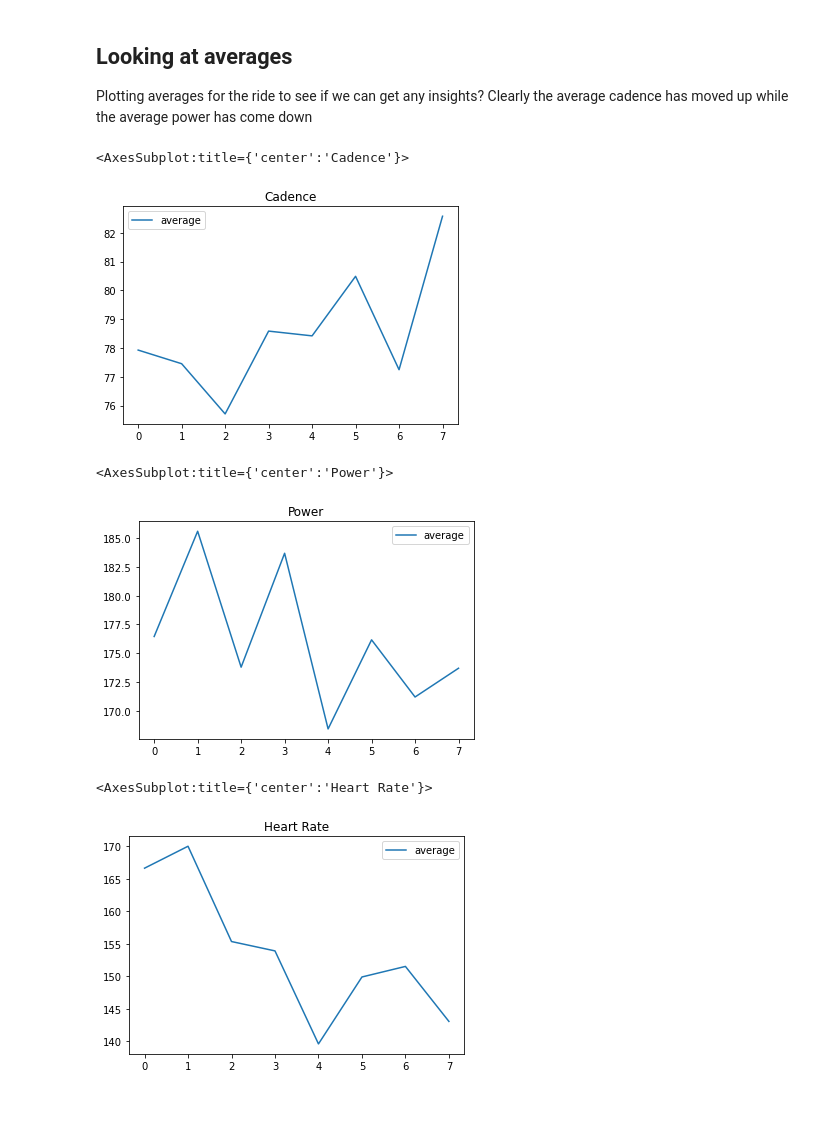
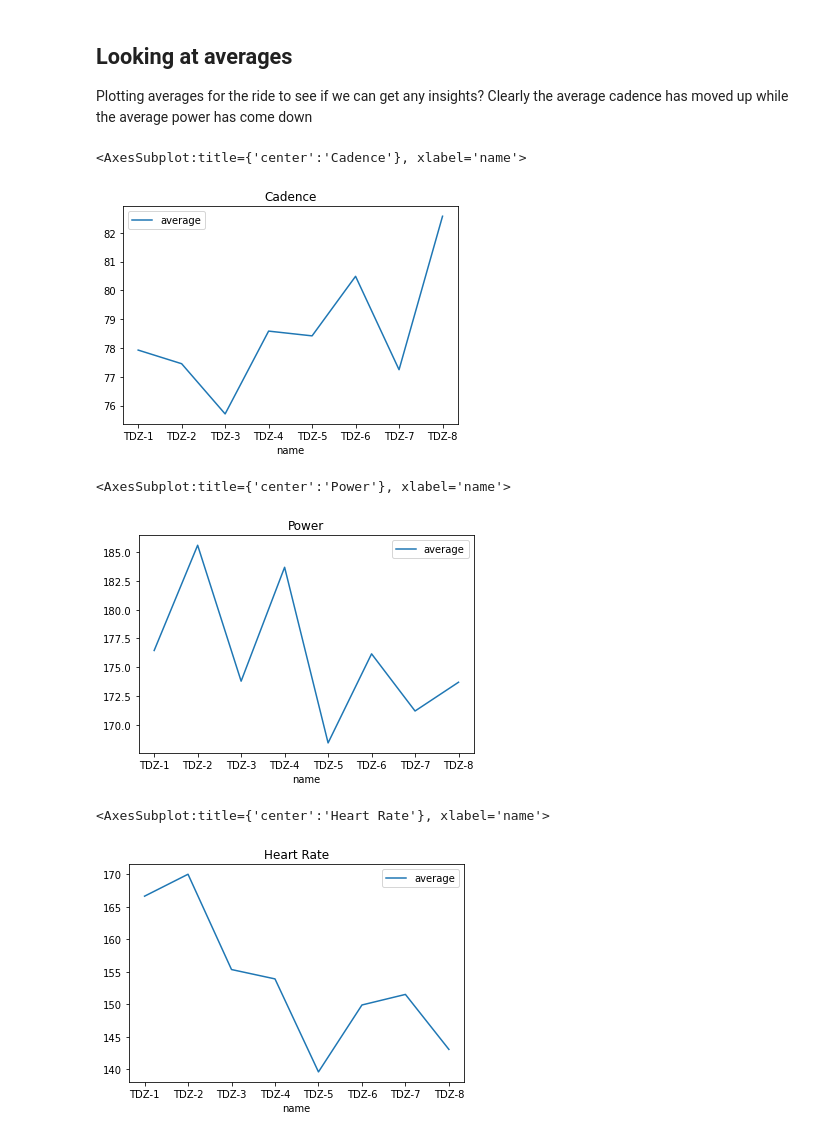
Before and after one commit to sameersegal/workout-analysis, a Jupyter notebook: TDZ - 2021.ipynb, the cells around one changed output. Saved outputs shown, nothing was run; the diff lists cells and outputs as text; code cells hidden in the pictures; blank space fills up the shorter version.

Commit message:
Added better labels for the averages in the TDZ analysis

```diff
--- a/TDZ - 2021.ipynb
+++ b/TDZ - 2021.ipynb
@@ -347,17 +347,17 @@ for key in dfs:
     avgHR['name'] += [key]
     avgHR['average'] += [np.average(dfs[key]['heart_rate'].dropna())]
 # %%
-pd.DataFrame(avgCadence).plot(title='Cadence')
+pd.DataFrame(avgCadence).plot('name','average',title='Cadence')
 # %% [output]
-<AxesSubplot:title={'center':'Cadence'}>
+<AxesSubplot:title={'center':'Cadence'}, xlabel='name'>
-[figure, old version]
+[figure, new version]
 # %%
-pd.DataFrame(avgPower).plot(title='Power')
+pd.DataFrame(avgPower).plot('name','average',title='Power')
 # %% [output]
-<AxesSubplot:title={'center':'Power'}>
+<AxesSubplot:title={'center':'Power'}, xlabel='name'>
-[figure, old version]
+[figure, new version]
 # %%
-pd.DataFrame(avgHR).plot(title='Heart Rate')
+pd.DataFrame(avgHR).plot('name','average',title='Heart Rate')
 # %% [output]
-<AxesSubplot:title={'center':'Heart Rate'}>
+<AxesSubplot:title={'center':'Heart Rate'}, xlabel='name'>
-[figure, old version]
+[figure, new version]
```
Also changed, not shown: parts of 1 cell of this notebook.
